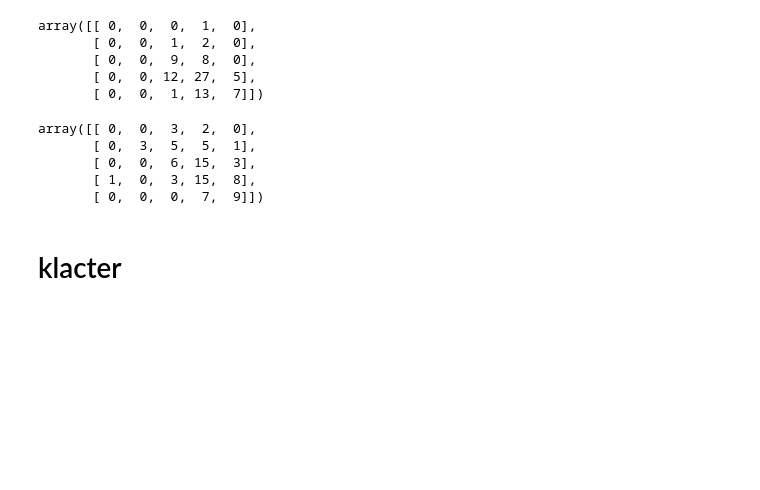
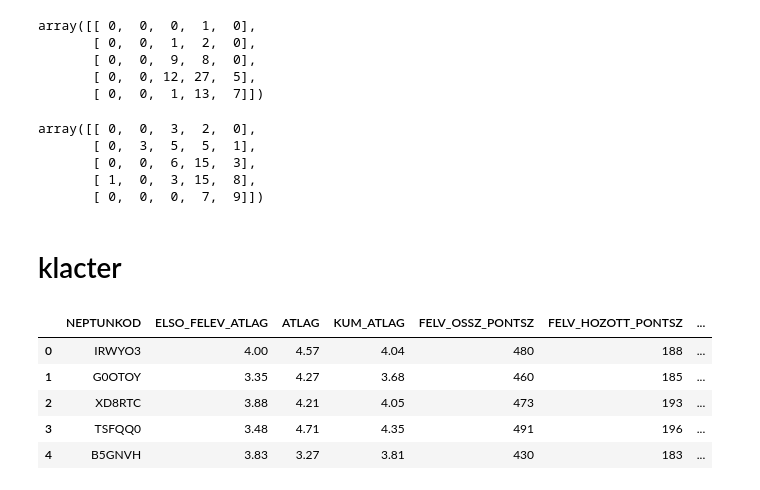
Before and after one commit to konderal333/-nkutfel, a Jupyter notebook: ONKUTFEL2/öngud.ipynb, the cells around one changed output. Drawn from its saved outputs; the diff is of its cells as text; code cells hidden in the pictures; blank space fills up the shorter version.

```diff
--- a/ONKUTFEL2/öngud.ipynb
+++ b/ONKUTFEL2/öngud.ipynb
@@ -880,0 +875,33 @@ klacter_18 = data_2018.drop(columns = ['NEV'])
+# %%
+klacter_18 = data_2018.drop(columns = ['NEV'])
+
+klacter_19 = pd.read_excel("/content/-nkutfel/ONKUTFEL2/NYERS_2019/ATLAG_ES_PONT.xlsx")
+klacter_19 = klacter_19.query("ELSO_FELEV_STATUSZ != 'Passzív'")
+klacter_19 = klacter_19[['NEPTUNKOD','NEV','ELSO_FELEV_ATLAG','ATLAG','KUM_ATLAG','FELV_OSSZ_PONTSZ',
+                      'FELV_HOZOTT_PONTSZ', 'FEL_SZERZETT_PONTSZ','FELV_TOBBLET_PONTSZ']]
+klacter_19 = klacter_19.drop(columns = ['NEV'])
+
+klacter_20 = pd.read_excel("/content/-nkutfel/ONKUTFEL2/NYERS_2020/ATLAG_ES_PONT.xlsx")
+klacter_20 = klacter_20.query("ELSO_FELEV_STATUSZ != 'Passzív'")
+klacter_20 = klacter_20[['NEPTUNKOD','NEV','ELSO_FELEV_ATLAG','ATLAG','KUM_ATLAG','FELV_OSSZ_PONTSZ',
+                      'FELV_HOZOTT_PONTSZ', 'FEL_SZERZETT_PONTSZ','FELV_TOBBLET_PONTSZ']]
+klacter_20 = klacter_20.drop(columns = ['NEV'])
+
+klacter_21 = pd.read_excel("/content/-nkutfel/ONKUTFEL2/NYERS_2021/ATLAG_ES_PONT.xlsx")
+klacter_21 = klacter_21.query("ELSO_FELEV_STATUSZ != 'Passzív'")
+klacter_21 = klacter_21[['NEPTUNKOD','NEV','ELSO_FELEV_ATLAG','ATLAG','KUM_ATLAG','FELV_OSSZ_PONTSZ',
+                      'FELV_HOZOTT_PONTSZ', 'FEL_SZERZETT_PONTSZ','FELV_TOBBLET_PONTSZ']]
+klacter_21 = klacter_21.drop(columns = ['NEV'])
+
+klacter_18 = klacter_18.query('ATLAG != 0')
+klacter_19 = klacter_19.query('ATLAG != 0')
+klacter_20 = klacter_20.query('ATLAG != 0')
+# %%
+klacter_18.head()
+# %% [output]
+|  | NEPTUNKOD | ELSO_FELEV_ATLAG | ATLAG | KUM_ATLAG | FELV_OSSZ_PONTSZ | FELV_HOZOTT_PONTSZ | ... |
+| 0 | IRWYO3 | 4.00 | 4.57 | 4.04 | 480 | 188 | ... |
+| 1 | G0OTOY | 3.35 | 4.27 | 3.68 | 460 | 185 | ... |
+| 2 | XD8RTC | 3.88 | 4.21 | 4.05 | 473 | 193 | ... |
+| 3 | TSFQQ0 | 3.48 | 4.71 | 4.35 | 491 | 196 | ... |
+| 4 | B5GNVH | 3.83 | 3.27 | 3.81 | 430 | 183 | ... |
```
Also changed, not shown: parts of 8 cells of this notebook.
